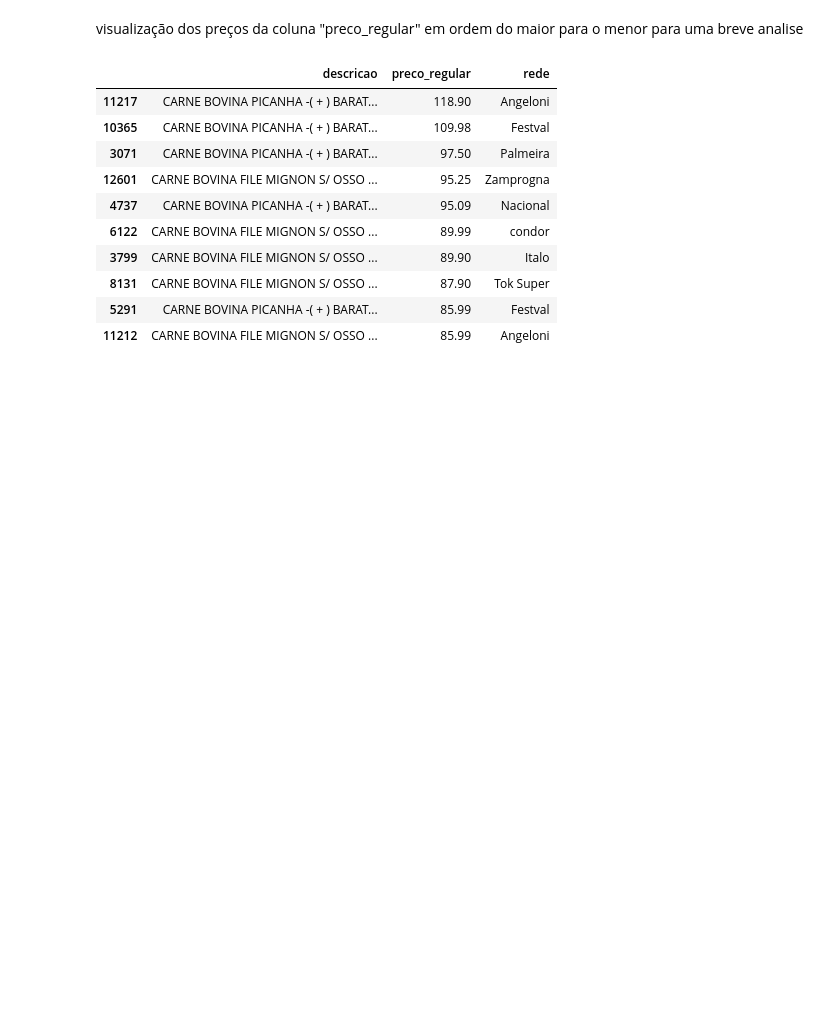
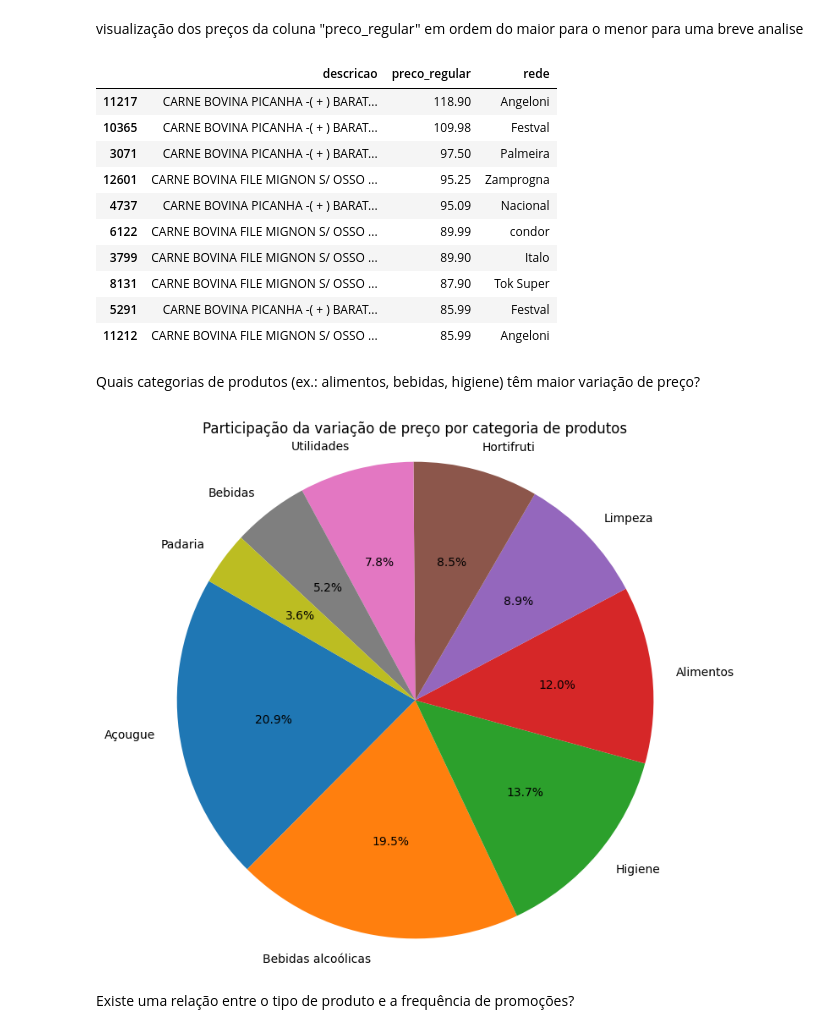
Before and after one commit to brenorodrigues77/analise_de_vendas, a Jupyter notebook: analise_dos_dados.ipynb, the cells around one changed output. Drawn from its saved outputs; the diff is of its cells as text; code cells hidden in the pictures; blank space fills up the shorter version.

Commit message:
segunda parte da analise de dados de preços de supermercados da cidade  de curitiba

```diff
--- a/analise_dos_dados.ipynb
+++ b/analise_dos_dados.ipynb
@@ -154,3 +152,21 @@ df[df["descricao"].str.contains("CARNE BOVINA", case=False, na=False)][["descric
 | 8131 | CARNE BOVINA FILE MIGNON S/ OSSO ... | 87.90 | Tok Super |
 | 5291 | CARNE BOVINA PICANHA -( + ) BARAT... | 85.99 | Festval |
 | 11212 | CARNE BOVINA FILE MIGNON S/ OSSO ... | 85.99 | Angeloni |
+# %% [markdown]
+Quais categorias de produtos (ex.: alimentos, bebidas, higiene) têm maior variação de preço?
+# %%
+variacao_categoria = df.groupby("categoria")["preco_regular"].std().sort_values(ascending=False)
+plt.figure(figsize=(8, 8))
+plt.pie(
+    variacao_categoria,
+    labels=variacao_categoria.index,
+    autopct='%1.1f%%',
+    startangle=150
+)
+plt.title('Participação da variação de preço por categoria de produtos')
+plt.axis('equal')
+plt.show()
+# %% [output]
+[figure, added]
+# %% [markdown]
+Existe uma relação entre o tipo de produto e a frequência de promoções?
```
Also changed, not shown: parts of 5 cells of this notebook, 2 other files.
